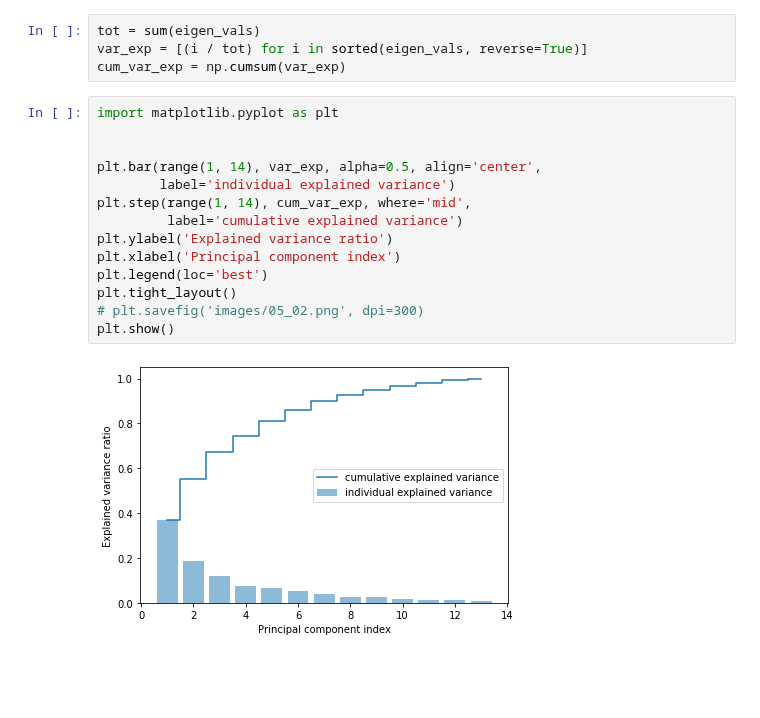
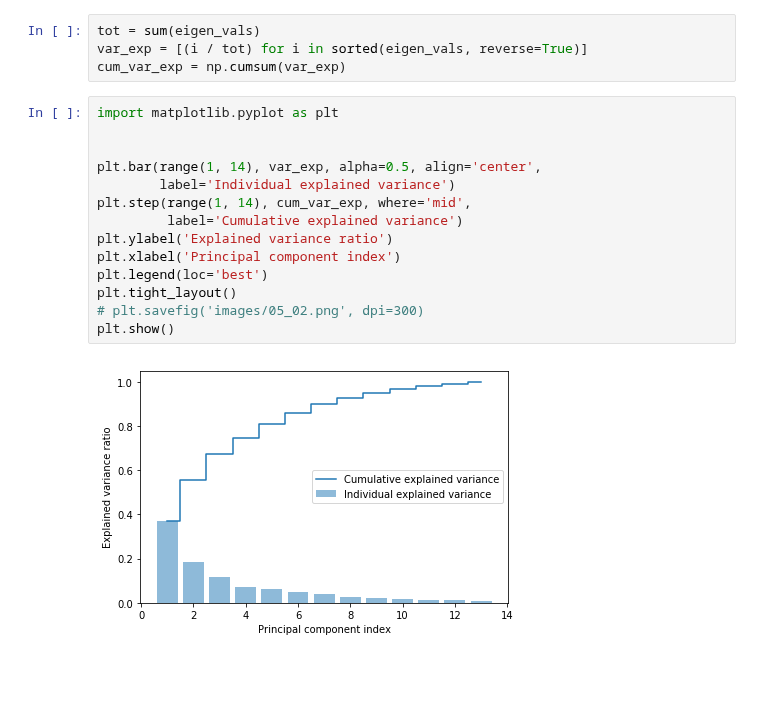
Before and after one commit to rasbt/python-machine-learning-book-3rd-edition, a Jupyter notebook: ch05/ch05.ipynb, the cells around one changed output. Saved outputs shown, nothing was run; the diff lists cells and outputs as text.

```diff
--- a/ch05/ch05.ipynb
+++ b/ch05/ch05.ipynb
@@ -197,19 +197,19 @@ cum_var_exp = np.cumsum(var_exp)
 # %%
 import matplotlib.pyplot as plt
 
 
 plt.bar(range(1, 14), var_exp, alpha=0.5, align='center',
-        label='individual explained variance')
+        label='Individual explained variance')
 plt.step(range(1, 14), cum_var_exp, where='mid',
-         label='cumulative explained variance')
+         label='Cumulative explained variance')
 plt.ylabel('Explained variance ratio')
 plt.xlabel('Principal component index')
 plt.legend(loc='best')
 plt.tight_layout()
 # plt.savefig('images/05_02.png', dpi=300)
 plt.show()
 # %% [output]
-[figure, old version]
+[figure, new version]
 # %% [markdown]
 <br>
 <br>
```
Also changed, not shown: parts of 18 cells of this notebook, 6 other files.
